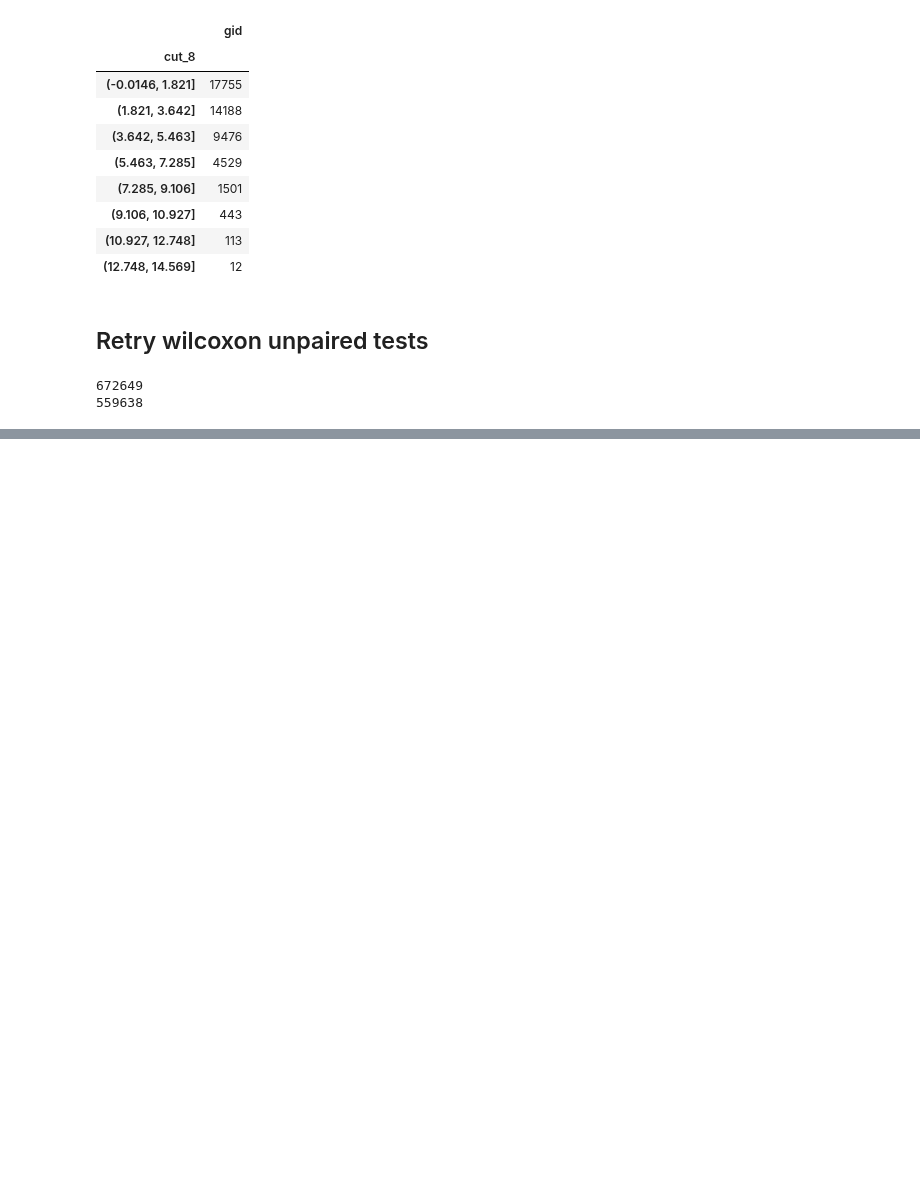
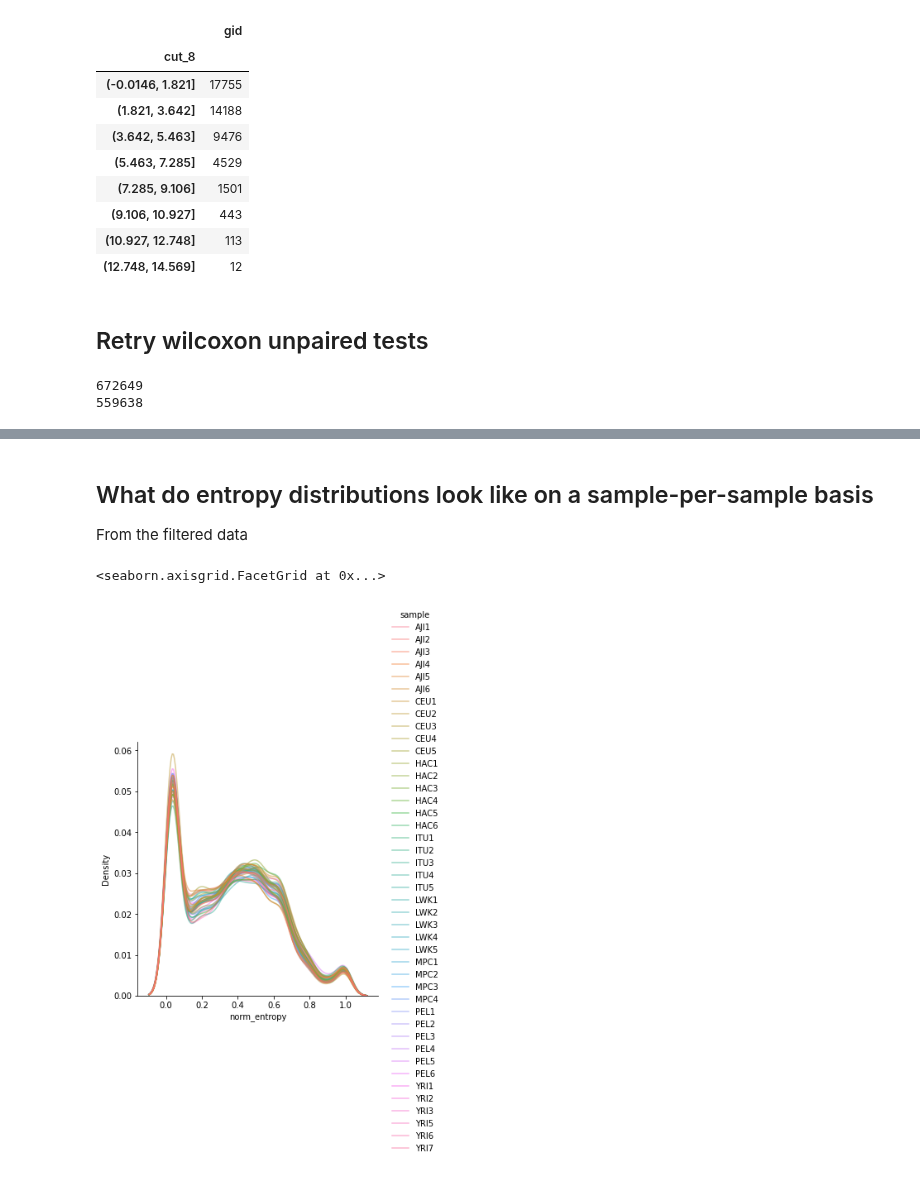
Before and after one commit to fairliereese/240903_pt, a Jupyter notebook: analysis/entropy_3.ipynb, the cells around one changed output, grey strips where cells are left out. Drawn from its saved outputs; the diff is of its cells as text; code cells hidden in the pictures; blank space fills up the shorter version.

```diff
--- a/analysis/entropy_3.ipynb
+++ b/analysis/entropy_3.ipynb
@@ -345,3 +345,9 @@ print(len(temp2.index))
 # %% [output]
 672649
 559638
+# %%
+# also filter out things with 1 n_t
+temp2[['gid','n_t']].groupby('n_t').nunique().rename({'gid':'n_g'}, axis=1).head()
+print(len(temp2.index))
+temp2 = temp2.loc[temp2.n_t > 1]
+print(len(temp2.index))
@@ -426,0 +436,9 @@ Wilcoxon rank-sum test pval: 0.7479603398088817
+# %% [markdown]
+## What do entropy distributions look like on a sample-per-sample basis
+
+From the filtered data
+# %%
+sns.displot(temp2, hue='sample', x='norm_entropy', alpha=0.5, kind='kde')
+# %% [output]
+<seaborn.axisgrid.FacetGrid at 0x...>
+[figure, added]
```
Also changed, not shown: parts of 2 cells of this notebook, 3 other files.
